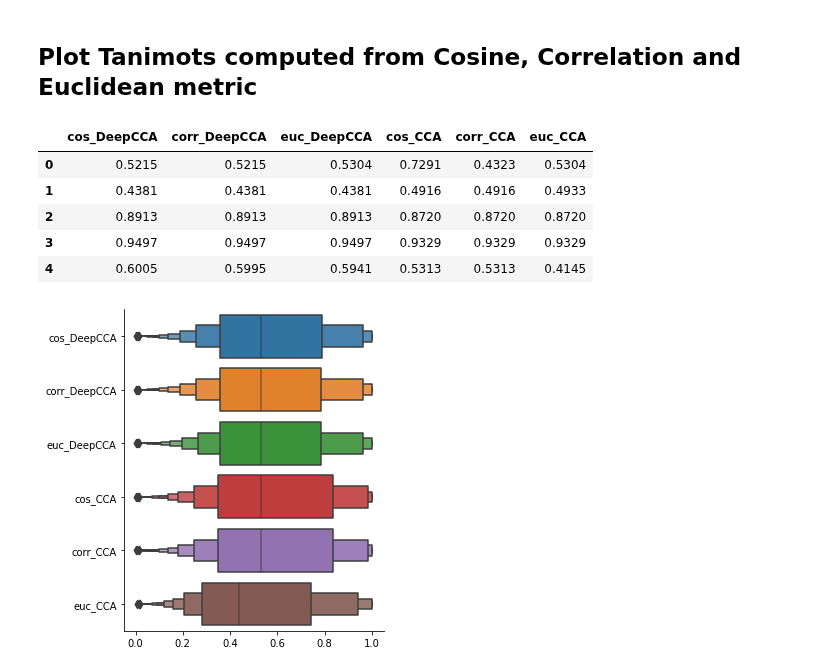
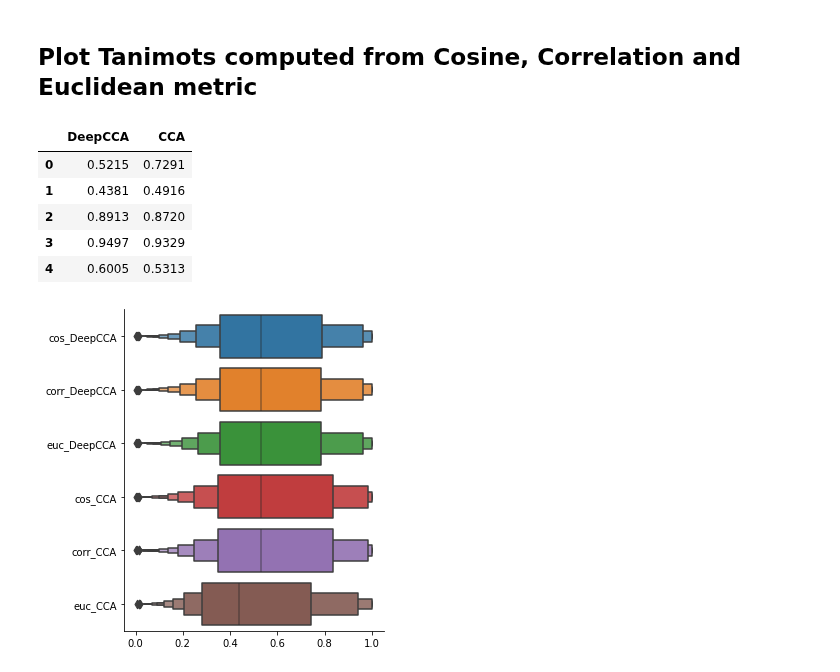
Before and after one commit to LukaLmelias/DeepCCA_thesis, a Jupyter notebook: final_model_prediction_and_evaluation.ipynb, the cells around one changed output. Cells and saved outputs as stored; diff of their text form; code cells hidden in the pictures.

```diff
--- a/final_model_prediction_and_evaluation.ipynb
+++ b/final_model_prediction_and_evaluation.ipynb
@@ -645,21 +645,21 @@ len(tanis_dict['cos'][0])
 # %% [markdown]
 <h2> Plot Tanimots computed from Cosine, Correlation and Euclidean metric </h2>
 # %%
-deepcca_tanis_df = pd.DataFrame({'cos_DeepCCA': tanis_dict['cos'][0],
-                                 'corr_DeepCCA': tanis_dict['corr'][0],
-                                 'euc_DeepCCA': tanis_dict['euc'][0],
-                                 'cos_CCA': tanis_dict['cos'][1],
-                                 'corr_CCA': tanis_dict['corr'][1],
-                                 'euc_CCA': tanis_dict['euc'][1],
+deepcca_tanis_df = pd.DataFrame({'DeepCCA': tanis_dict['cos'][0],
+                                 #'corr_DeepCCA': tanis_dict['corr'][0],
+                                 #'euc_DeepCCA': tanis_dict['euc'][0],
+                                 'CCA': tanis_dict['cos'][1],
+                                 #'corr_CCA': tanis_dict['corr'][1],
+                                 #'euc_CCA': tanis_dict['euc'][1],
                                 })
 deepcca_tanis_df.head()
 # %% [output]
-|  | cos_DeepCCA | corr_DeepCCA | euc_DeepCCA | cos_CCA | corr_CCA | euc_CCA |
-| 0 | 0.5215 | 0.5215 | 0.5304 | 0.7291 | 0.4323 | 0.5304 |
-| 1 | 0.4381 | 0.4381 | 0.4381 | 0.4916 | 0.4916 | 0.4933 |
-| 2 | 0.8913 | 0.8913 | 0.8913 | 0.8720 | 0.8720 | 0.8720 |
-| 3 | 0.9497 | 0.9497 | 0.9497 | 0.9329 | 0.9329 | 0.9329 |
-| 4 | 0.6005 | 0.5995 | 0.5941 | 0.5313 | 0.5313 | 0.4145 |
+|  | DeepCCA | CCA |
+| 0 | 0.5215 | 0.7291 |
+| 1 | 0.4381 | 0.4916 |
+| 2 | 0.8913 | 0.8720 |
+| 3 | 0.9497 | 0.9329 |
+| 4 | 0.6005 | 0.5313 |
 # %%
 #plt.figure(figsize=(4.8, 6.4),dpi=100)
 sns.catplot(data=deepcca_tanis_df,
```
Also changed, not shown: parts of 10 cells of this notebook, 3 other files.
